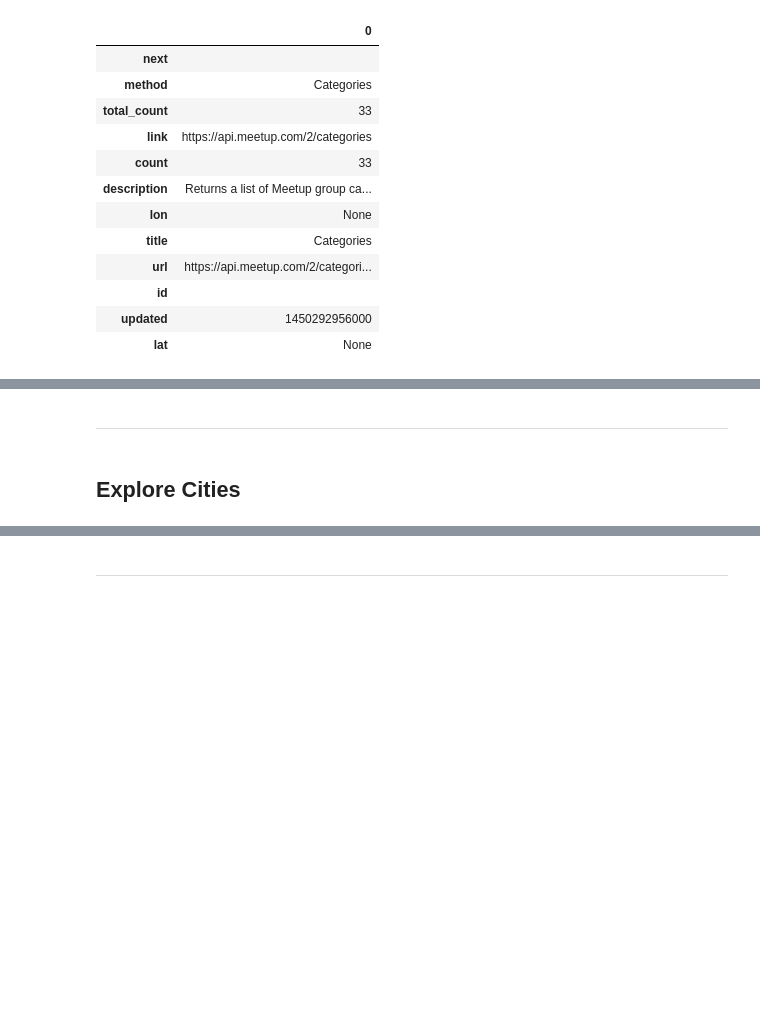
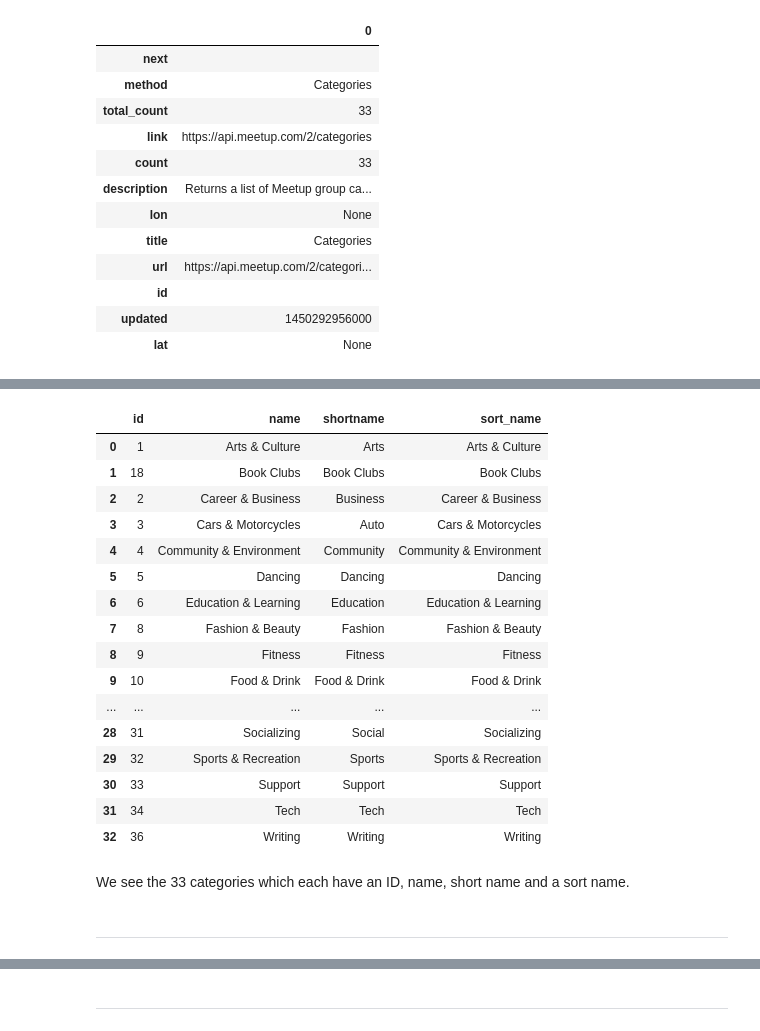
Before and after one commit to johannesgiorgis/ds_challenges, a Jupyter notebook: 01_explore_meetup_api/explore_vancouver_meetups.ipynb, the cells around one changed output, grey strips where cells are left out. Cells and saved outputs as stored; diff of their text form; code cells hidden in the pictures; blank space fills up the shorter version.

Commit message:
start exploring Vancouver tech meetups

```diff
--- a/01_explore_meetup_api/explore_vancouver_meetups.ipynb
+++ b/01_explore_meetup_api/explore_vancouver_meetups.ipynb
@@ -78,11 +97,11 @@ Let's find out the different categories and their IDs:
 
 [GetGroups]: https://meetup-api.readthedocs.io/en/latest/meetup_api.html?highlight=getgroups#meetup.api.meetup.api.Client.GetGroups
 # %%
-categories = client.GetCategories()
+categories_resp = client.GetCategories()
 # %% [output]
 29/30 (10 seconds remaining)
 # %%
-categories_meta_df, categories_df = parse_response(categories)
+categories_meta_df, categories_df = parse_response(categories_resp)
 # %%
 categories_meta_df
 # %% [output]
@@ -133,4 +131,24 @@ ID      Name                            Short Name
+# %%
+categories_df
+# %% [output]
+|  | id | name | shortname | sort_name |
+| 0 | 1 | Arts & Culture | Arts | Arts & Culture |
+| 1 | 18 | Book Clubs | Book Clubs | Book Clubs |
+| 2 | 2 | Career & Business | Business | Career & Business |
+| 3 | 3 | Cars & Motorcycles | Auto | Cars & Motorcycles |
+| 4 | 4 | Community & Environment | Community | Community & Environment |
+| 5 | 5 | Dancing | Dancing | Dancing |
+| 6 | 6 | Education & Learning | Education | Education & Learning |
+| 7 | 8 | Fashion & Beauty | Fashion | Fashion & Beauty |
+| 8 | 9 | Fitness | Fitness | Fitness |
+| 9 | 10 | Food & Drink | Food & Drink | Food & Drink |
+| ... | ... | ... | ... | ... |
+| 28 | 31 | Socializing | Social | Socializing |
+| 29 | 32 | Sports & Recreation | Sports | Sports & Recreation |
+| 30 | 33 | Support | Support | Support |
+| 31 | 34 | Tech | Tech | Tech |
+| 32 | 36 | Writing | Writing | Writing |
+# %% [markdown]
+We see the 33 categories which each have an ID, name, short name and a sort name.
 # %% [markdown]
 ---
-# %% [markdown]
-## Explore Cities
```
Also changed, not shown: parts of 45 cells of this notebook.
